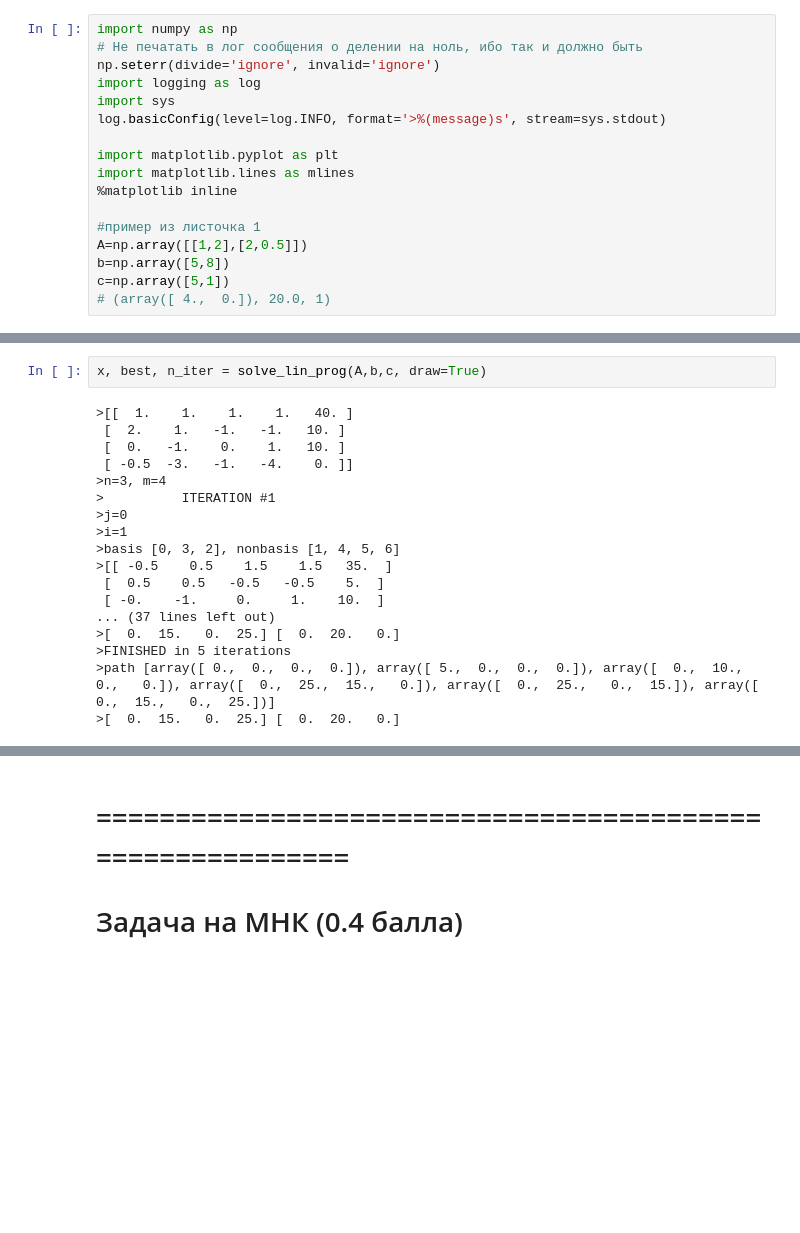
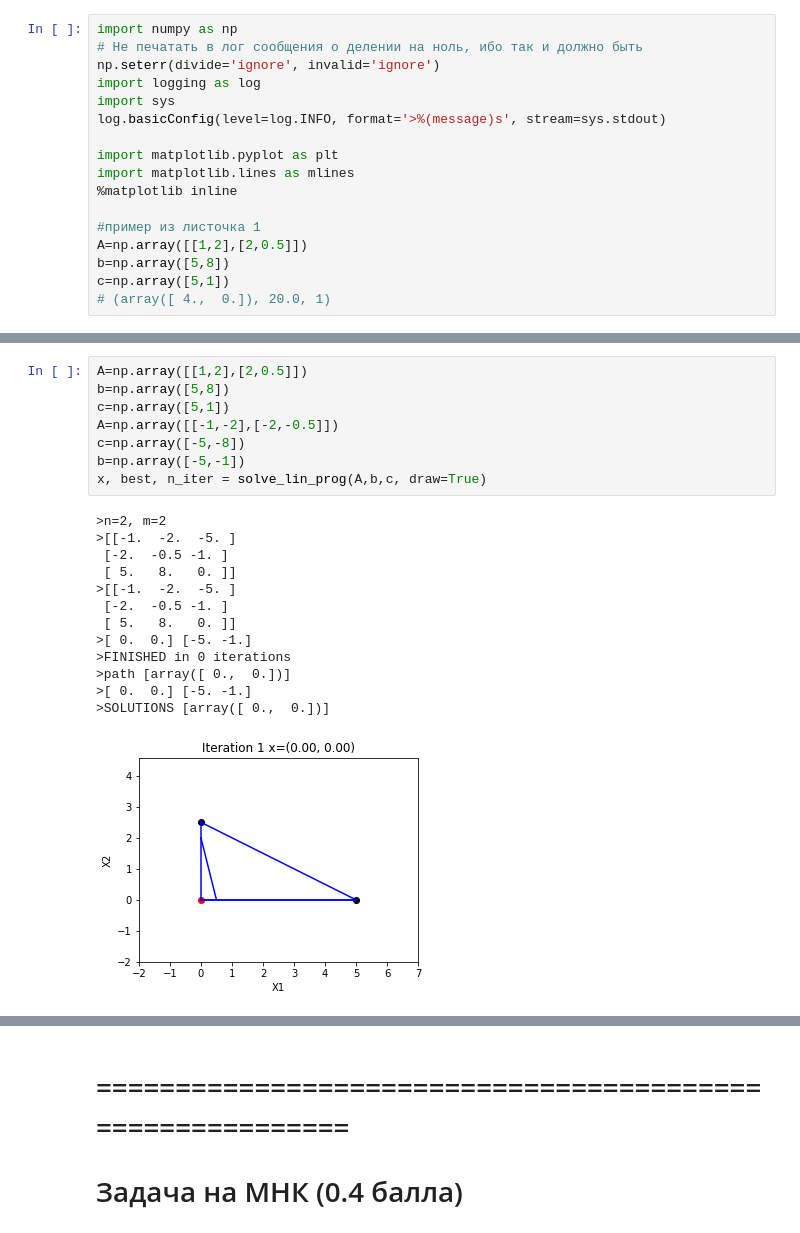
Before and after one commit to Wiki-fan/MIPT-all, a Jupyter notebook: задание.ipynb, the cells around one changed output, grey strips where cells are left out. Saved outputs shown, nothing was run; the diff lists cells and outputs as text; blank space fills up the shorter version.

```diff
--- a/задание.ipynb
+++ b/задание.ipynb
@@ -424,23 +394,25 @@ assert((ans[0] == corr_ans[0]).all() and ans[1] == corr_ans[1])
-# %%
-x, best, n_iter = solve_lin_prog(A,b,c, draw=True)
-# %% [output]
->[[  1.    1.    1.    1.   40. ]
- [  2.    1.   -1.   -1.   10. ]
- [  0.   -1.    0.    1.   10. ]
- [ -0.5  -3.   -1.   -4.    0. ]]
->n=3, m=4
->          ITERATION #1
->j=0
->i=1
->basis [0, 3, 2], nonbasis [1, 4, 5, 6]
->[[ -0.5    0.5    1.5    1.5   35.  ]
- [  0.5    0.5   -0.5   -0.5    5.  ]
- [ -0.    -1.     0.     1.    10.  ]
-... (37 lines left out)
->[  0.  15.   0.  25.] [  0.  20.   0.]
->FINISHED in 5 iterations
->path [array([ 0.,  0.,  0.,  0.]), array([ 5.,  0.,  0.,  0.]), array([  0.,  10.,   0.,   0.]), array([  0.,  25.,  15.,   0.]), array([  0.,  25.,   0.,  15.]), array([  0.,  15.,   0.,  25.])]
->[  0.  15.   0.  25.] [  0.  20.   0.]
+# %%
+A=np.array([[1,2],[2,0.5]])
+b=np.array([5,8])
+c=np.array([5,1])
+A=np.array([[-1,-2],[-2,-0.5]])
+c=np.array([-5,-8])
+b=np.array([-5,-1])
+x, best, n_iter = solve_lin_prog(A,b,c, draw=True)
+# %% [output]
+>n=2, m=2
+>[[-1.  -2.  -5. ]
+ [-2.  -0.5 -1. ]
+ [ 5.   8.   0. ]]
+>[[-1.  -2.  -5. ]
+ [-2.  -0.5 -1. ]
+ [ 5.   8.   0. ]]
+>[ 0.  0.] [-5. -1.]
+>FINISHED in 0 iterations
+>path [array([ 0.,  0.])]
+>[ 0.  0.] [-5. -1.]
+>SOLUTIONS [array([ 0.,  0.])]
+[figure, added]
 # %%
 print (u'Точка: ', x)
 print (u'Ответ: ', best)
```
Also changed, not shown: parts of 10 cells of this notebook.
